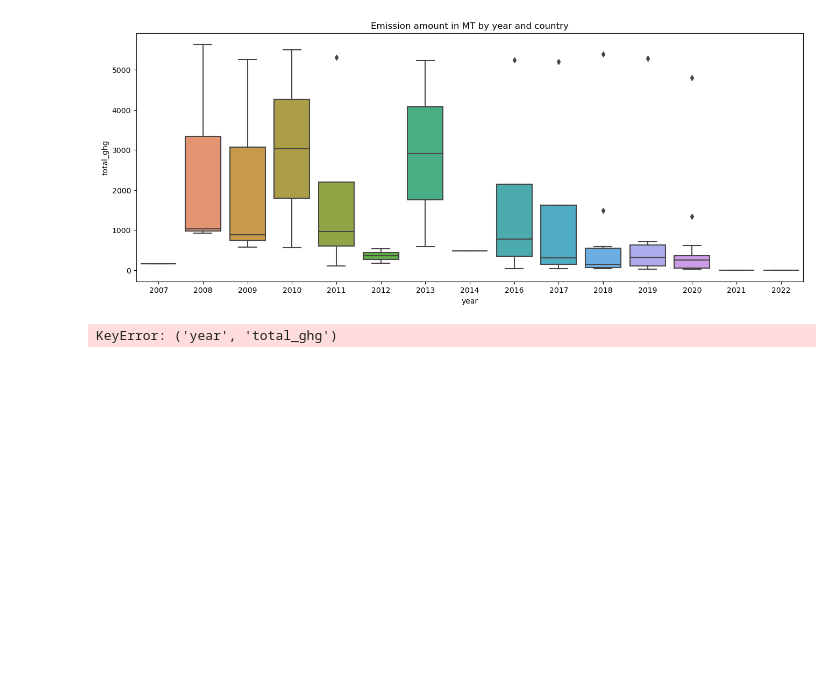
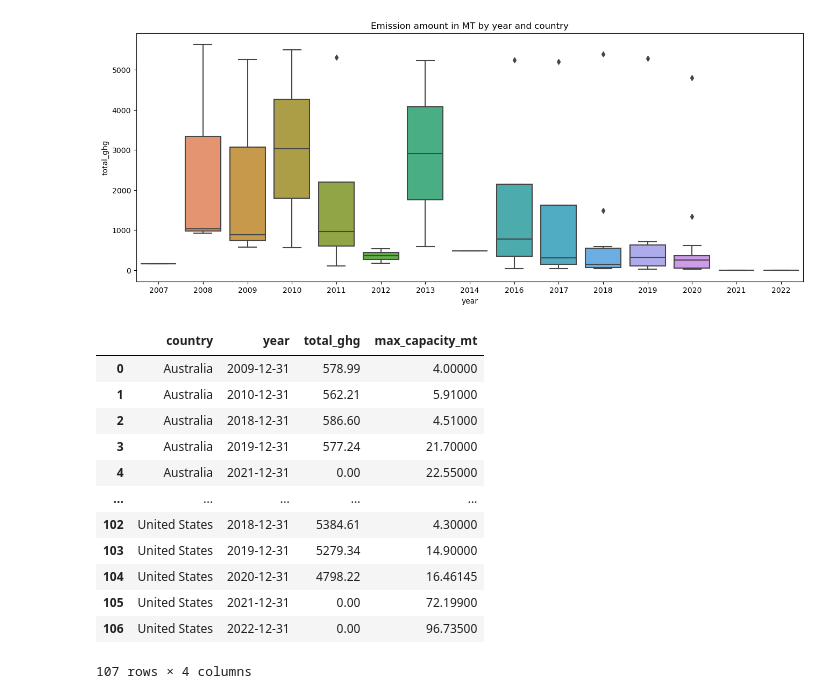
Before and after one commit to LardexTheLarge/AI-Project-1, a Jupyter notebook: Predictive_analysis.ipynb, the cells around one changed output. Saved outputs shown, nothing was run; the diff lists cells and outputs as text; code cells hidden in the pictures; blank space fills up the shorter version.

```diff
--- a/Predictive_analysis.ipynb
+++ b/Predictive_analysis.ipynb
@@ -59,9 +60,20 @@ plt.show()
 # %% [output]
 [figure]
 # %%
-# Create a separate model for each country
-prophet_emission = emission_cc_data['year','total_ghg']
-
-prophet_emission = prophet_emission.rename(columns={'year': 'ds', 'total_ghg': 'y'})
+#Convert Year to date data type
+emission_cc_data['year'] = emission_cc_data['year'].apply(lambda year: datetime(int(year), 12, 31))
+emission_cc_data
 # %% [output]
+|  | country | year | total_ghg | max_capacity_mt |
+| 0 | Australia | 2009-12-31 | 578.99 | 4.00000 |
+| 1 | Australia | 2010-12-31 | 562.21 | 5.91000 |
+| 2 | Australia | 2018-12-31 | 586.60 | 4.51000 |
+| 3 | Australia | 2019-12-31 | 577.24 | 21.70000 |
+| 4 | Australia | 2021-12-31 | 0.00 | 22.55000 |
+| ... | ... | ... | ... | ... |
+| 102 | United States | 2018-12-31 | 5384.61 | 4.30000 |
+| 103 | United States | 2019-12-31 | 5279.34 | 14.90000 |
+| 104 | United States | 2020-12-31 | 4798.22 | 16.46145 |
+| 105 | United States | 2021-12-31 | 0.00 | 72.19900 |
+| 106 | United States | 2022-12-31 | 0.00 | 96.73500 |
-KeyError: ('year', 'total_ghg')
+107 rows × 4 columns
```
Also changed, not shown: parts of 15 cells of this notebook.
